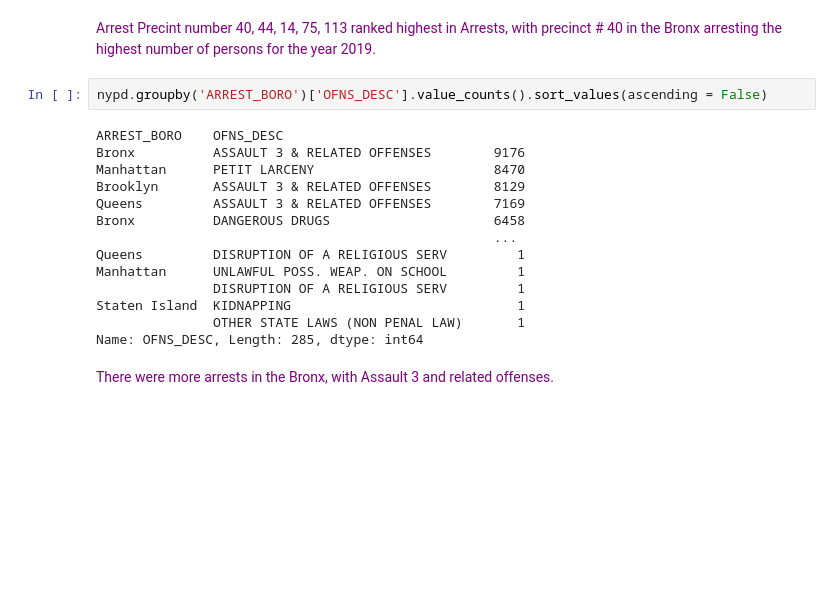
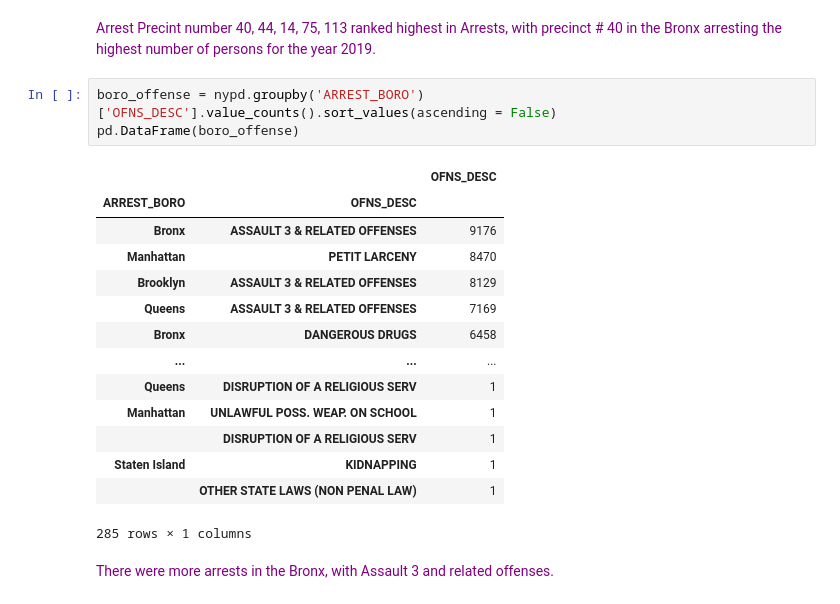
Before and after one commit to city-college-machine-learning/NYPD_Arrest_Analysis, a Jupyter notebook: NYPD_Arrest_Analysis.ipynb, the cells around one changed output. Cells and saved outputs as stored; diff of their text form; blank space fills up the shorter version.

```diff
--- a/NYPD_Arrest_Analysis.ipynb
+++ b/NYPD_Arrest_Analysis.ipynb
@@ -335,21 +339,23 @@ Name: ARREST_BORO, Length: 80, dtype: int64
 # %% [markdown]
 <font color = 'purple' > Arrest Precint number 40, 44, 14, 75, 113 ranked highest in Arrests, with precinct # 40 in the Bronx arresting the highest number of persons for the year 2019.</font>
 # %%
-nypd.groupby('ARREST_BORO')['OFNS_DESC'].value_counts().sort_values(ascending = False)
+boro_offense = nypd.groupby('ARREST_BORO')['OFNS_DESC'].value_counts().sort_values(ascending = False)
+pd.DataFrame(boro_offense)
 # %% [output]
+|  |  | OFNS_DESC |
+| ARREST_BORO | OFNS_DESC |  |
+| Bronx | ASSAULT 3 & RELATED OFFENSES | 9176 |
+| Manhattan | PETIT LARCENY | 8470 |
+| Brooklyn | ASSAULT 3 & RELATED OFFENSES | 8129 |
+| Queens | ASSAULT 3 & RELATED OFFENSES | 7169 |
+| Bronx | DANGEROUS DRUGS | 6458 |
+| ... | ... | ... |
+| Queens | DISRUPTION OF A RELIGIOUS SERV | 1 |
+| Manhattan | UNLAWFUL POSS. WEAP. ON SCHOOL | 1 |
+|  | DISRUPTION OF A RELIGIOUS SERV | 1 |
+| Staten Island | KIDNAPPING | 1 |
+|  | OTHER STATE LAWS (NON PENAL LAW) | 1 |
-ARREST_BORO    OFNS_DESC
-Bronx          ASSAULT 3 & RELATED OFFENSES        9176
-Manhattan      PETIT LARCENY                       8470
-Brooklyn       ASSAULT 3 & RELATED OFFENSES        8129
-Queens         ASSAULT 3 & RELATED OFFENSES        7169
-Bronx          DANGEROUS DRUGS                     6458
-                                                   ...
-Queens         DISRUPTION OF A RELIGIOUS SERV         1
-Manhattan      UNLAWFUL POSS. WEAP. ON SCHOOL         1
-               DISRUPTION OF A RELIGIOUS SERV         1
-Staten Island  KIDNAPPING                             1
-               OTHER STATE LAWS (NON PENAL LAW)       1
-Name: OFNS_DESC, Length: 285, dtype: int64
+285 rows × 1 columns
 # %% [markdown]
 <font color = 'purple'> There were more arrests in the Bronx, with Assault 3 and related offenses. <font/>
 # %%
```
Also changed, not shown: parts of 6 cells of this notebook.
